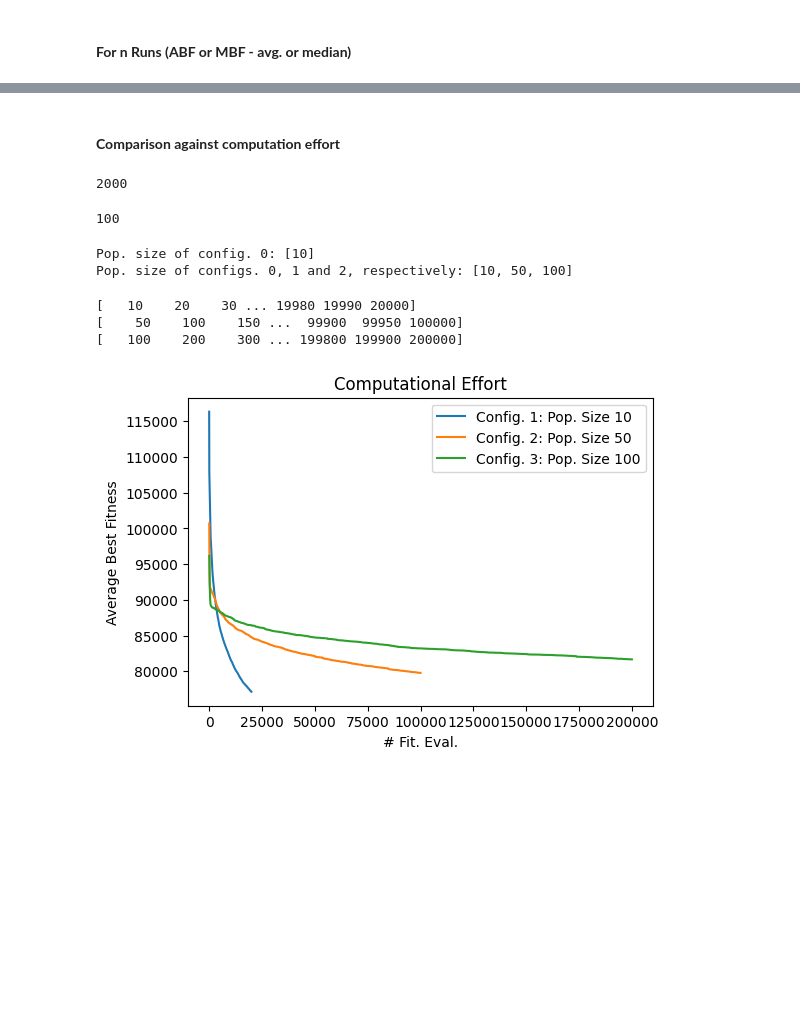
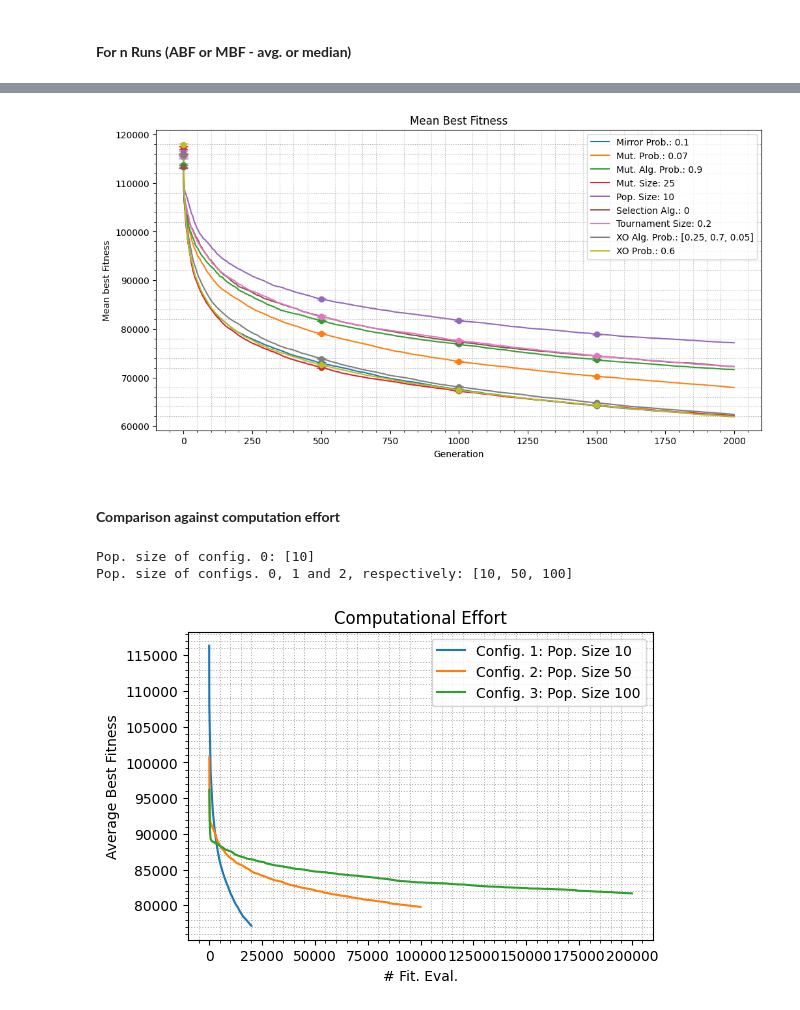
Before and after one commit to skynible/CIFO-Project, a Jupyter notebook: plots.ipynb, the cells around one changed output, grey strips where cells are left out. Drawn from its saved outputs; the diff is of its cells as text; code cells hidden in the pictures; blank space fills up the shorter version.

Commit message:
final plots

```diff
--- a/plots.ipynb
+++ b/plots.ipynb
@@ -225,2 +105,25 @@ compare_configs('mean', 'Variance', *tuple(best_variance), error_bar_step=0, tit
+# %%
+compare_configs('mean', 'Fitness',
+                grid['mirror_prob_final']['best_individuals_sample'][grid['mirror_prob_final']['best_param']],
+                grid['mut_prob_final']['best_individuals_sample'][grid['mut_prob_final']['best_param']],
+                grid['mutation_alg_prob_final']['best_individuals_sample'][grid['mutation_alg_prob_final']['best_param']],
+                grid['mutation_size_final']['best_individuals_sample'][grid['mutation_size_final']['best_param']],
+                grid['pop_size_final']['best_individuals_sample'][grid['pop_size_final']['best_param']],
+                grid['selec_alg_final']['best_individuals_sample'][grid['selec_alg_final']['best_param']],
+                grid['tour_size_final']['best_individuals_sample'][grid['tour_size_final']['best_param']],
+                grid['xo_alg_prob_final']['best_individuals_sample'][grid['xo_alg_prob_final']['best_param']],
+                grid['xo_prob_final']['best_individuals_sample'][grid['xo_prob_final']['best_param']],
+                error_bar_step=500, title='Mean Best Fitness', figsize=(12, 6),
+                labels=[f'Mirror Prob.: {grid['mirror_prob_final']['best_param_value']}',
+                        f'Mut. Prob.: {grid['mut_prob_final']['best_param_value']}',
+                        'Mut. Alg. Prob.: 0.9',
+                        'Mut. Size: 25',
+                        f'Pop. Size: {grid['pop_size_final']['best_param_value']}',
+                        f'Selection Alg.: {grid['selec_alg_final']['best_param_value']}',
+                        f'Tournament Size: {grid['tour_size_final']['best_param_value']}',
+                        f'XO Alg. Prob.: {grid['xo_alg_prob_final']['best_param_value']}',
+                        f'XO Prob.: {grid['xo_prob_final']['best_param_value']}'])
+# %% [output]
+[figure, added]
 # %% [markdown]
 #### **Comparison against computation effort**
@@ -229,11 +130,3 @@ best_indivs = load_pickle('grid/pop_size_final/pop_size_final_best_individual_li
-# %%
-len(best_indivs[0])  # 2000 generations
-# %% [output]
-2000
-# %%
-len(best_indivs[0][0])  # 100 trials
-# %% [output]
-100
 # %%
 def get_pop_size(filename, config_idx):
     pop_sizes = read_txt(filename)
@@ -259,16 +152,15 @@ def compare_effort(pop_sizes, configs, metric='mean', title='Computational Effor
     plt.xlabel('# Fit. Eval.')
     plt.ylabel(f"{'Average' if metric=='mean' else 'Median'} Best Fitness")
     plt.legend()
+    plt.minorticks_on()
+    plt.grid(which="minor", linestyle=":", linewidth=0.75)
     plt.show()
 # %%
 # tests
 compare_effort(
     get_pop_size('grid/pop_size_final/pop_size_final.txt', [0, 1, 2]),
-    [best_indivs[0], best_indivs[1], best_indivs[2]],
+    [grid['pop_size_final']['best_individuals_sample'][0], grid['pop_size_final']['best_individuals_sample'][1], grid['pop_size_final']['best_individuals_sample'][2]],
     metric='mean'
 )
 # %% [output]
-[   10    20    30 ... 19980 19990 20000]
-[    50    100    150 ...  99900  99950 100000]
-[   100    200    300 ... 199800 199900 200000]
-[figure, old version]
+[figure, new version]
```
Also changed, not shown: parts of 20 cells of this notebook.
